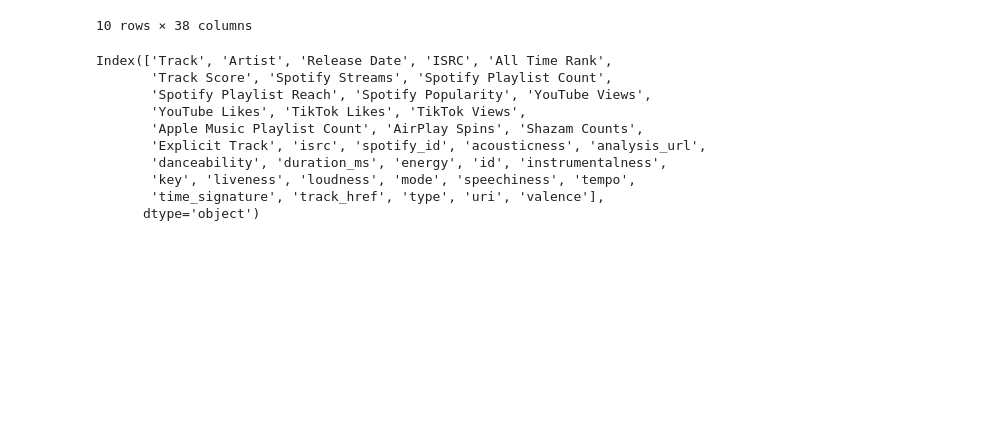
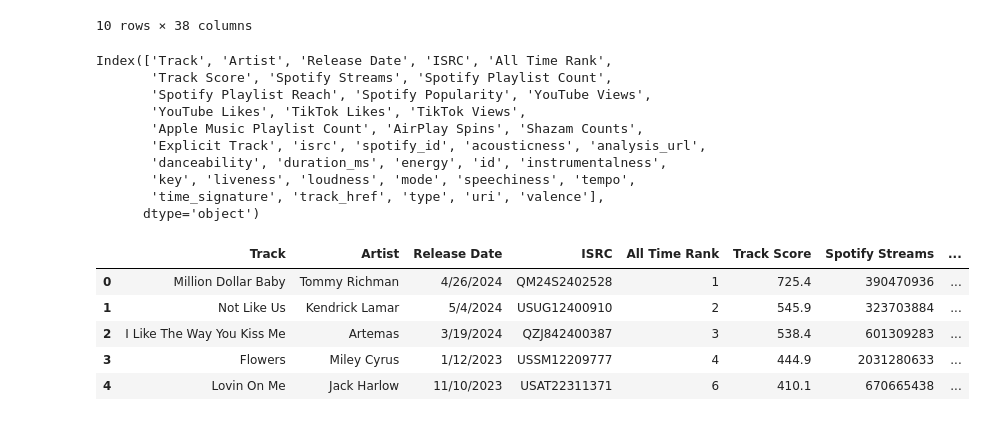
Before and after one commit to mhananem/Spotify-Machine-Learning-Project, a Jupyter notebook: api_data_cleaning.ipynb, the cells around one changed output. Cells and saved outputs as stored; diff of their text form; code cells hidden in the pictures; blank space fills up the shorter version.

```diff
--- a/api_data_cleaning.ipynb
+++ b/api_data_cleaning.ipynb
@@ -385,3 +385,12 @@ Index(['Track', 'Artist', 'Release Date', 'ISRC', 'All Time Rank',
        'key', 'liveness', 'loudness', 'mode', 'speechiness', 'tempo',
        'time_signature', 'track_href', 'type', 'uri', 'valence'],
       dtype='object')
+# %%
+kaggle_df.head(5)
+# %% [output]
+|  | Track | Artist | Release Date | ISRC | All Time Rank | Track Score | Spotify Streams | ... |
+| 0 | Million Dollar Baby | Tommy Richman | 4/26/2024 | QM24S2402528 | 1 | 725.4 | 390470936 | ... |
+| 1 | Not Like Us | Kendrick Lamar | 5/4/2024 | USUG12400910 | 2 | 545.9 | 323703884 | ... |
+| 2 | I Like The Way You Kiss Me | Artemas | 3/19/2024 | QZJ842400387 | 3 | 538.4 | 601309283 | ... |
+| 3 | Flowers | Miley Cyrus | 1/12/2023 | USSM12209777 | 4 | 444.9 | 2031280633 | ... |
+| 4 | Lovin On Me | Jack Harlow | 11/10/2023 | USAT22311371 | 6 | 410.1 | 670665438 | ... |
```
Also changed, not shown: parts of 3 cells of this notebook.
